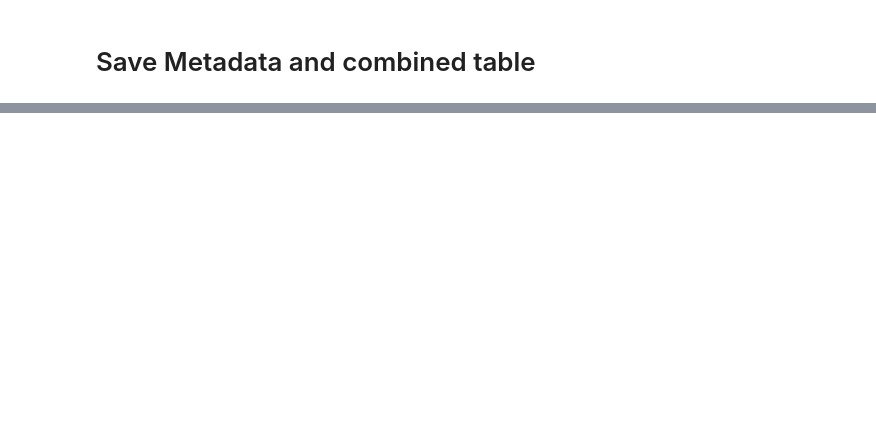
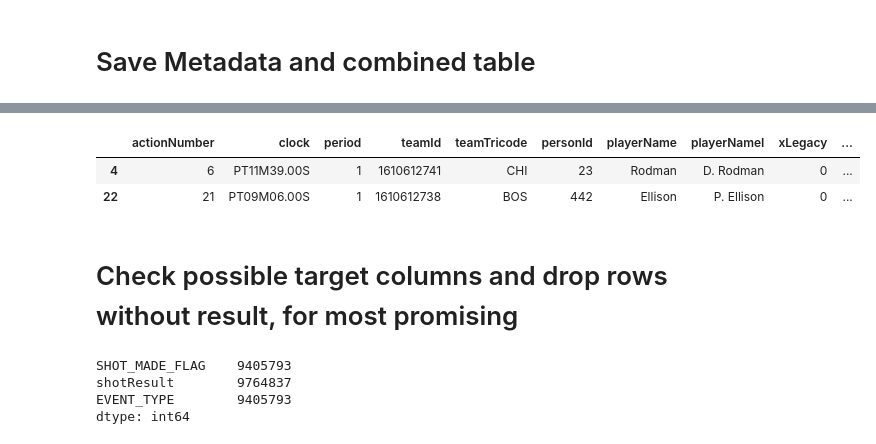
Before and after one commit to ds-training-nba/nba_shot_predictions, a Jupyter notebook: scripts/merge_shotsdataset.ipynb, the cells around one changed output, grey strips where cells are left out. Saved outputs shown, nothing was run; the diff lists cells and outputs as text; code cells hidden in the pictures; blank space fills up the shorter version.

```diff
--- a/scripts/merge_shotsdataset.ipynb
+++ b/scripts/merge_shotsdataset.ipynb
@@ -121,0 +202,57 @@ df_merged.to_parquet(Path(output_dir) / "merged_dataset.parquet", index=False)
+# %%
+# Position related fields
+df_merged.loc[idx_freethrows, ['LOC_X']] = 0
+df_merged.loc[idx_freethrows, ['yLegacy', 'LOC_Y', 'shotDistance', 'SHOT_DISTANCE']] = 15 # free throws at 15 ft from the basket
+
+# Meta info (id ...)
+df_merged.loc[idx_freethrows, ['GAME_ID_x']] = df_merged.loc[idx_freethrows, 'gameId']
+df_merged.loc[idx_freethrows, ['GAME_EVENT_ID']] = df_merged.loc[idx_freethrows, 'actionNumber']
+df_merged.loc[idx_freethrows, ['PLAYER_ID']] = df_merged.loc[idx_freethrows, 'personId']
+df_merged.loc[idx_freethrows, ['PLAYER_NAME']] = df_merged.loc[idx_freethrows, 'PLAYER1_NAME']
+df_merged.loc[idx_freethrows, ['TEAM_ID']] = df_merged.loc[idx_freethrows, 'teamId']
+df_merged.loc[idx_freethrows, ['TEAM_NAME']] = df_merged.loc[idx_freethrows, 'PLAYER1_TEAM_CITY'] + ' ' + df_merged.loc[idx_freethrows, 'PLAYER1_TEAM_NICKNAME']
+df_merged.loc[idx_freethrows, ['PERIOD_x']] = df_merged.loc[idx_freethrows, 'period']
+
+#df_merged.loc[idx_freethrows, ['MINUTES_REMAINING', 'SECONDS_REMAINING']] = df_merged['PCTIMESTRING'].str.split(':', expand=True).astype(int)
+split_cols = df_merged.loc[idx_freethrows, 'PCTIMESTRING'].str.split(':', expand=True)
+df_merged.loc[idx_freethrows, ['MINUTES_REMAINING', 'SECONDS_REMAINING']] = (split_cols.apply(pd.to_numeric, downcast='integer'))
+
+df_merged.loc[idx_freethrows, ['ACTION_TYPE']] = 'Free Throw'
+df_merged.loc[idx_freethrows, ['SHOT_TYPE']] = '1PT Free Throw'
+
+df_merged.loc[idx_freethrows, ['SHOT_ZONE_BASIC']] = 'Mid-Range'
+df_merged.loc[idx_freethrows, ['SHOT_ZONE_AREA']] = 'Center(C)'
+df_merged.loc[idx_freethrows, ['SHOT_ZONE_RANGE']] =  '8-16 ft.'
+df_merged.loc[idx_freethrows, ['SHOT_ATTEMPTED_FLAG']] = 1
+
+#df_merged.loc[idx_freethrows, ['GAME_DATE']] = --> No Game Date availble!
+
+# HTM and VTM cannot not easily be derived
+#df_merged.loc[idx_freethrows, ['HTM']] =
+#df_merged.loc[idx_freethrows, ['VTM']] =
+
+# Result dependent columns
+# for hits
+df_merged.loc[idx_freethrows_hit, ['shotResult']] = 'Made'
+df_merged.loc[idx_freethrows_hit, ['EVENT_TYPE']] = 'Made Shot'
+df_merged.loc[idx_freethrows_hit, ['SHOT_MADE_FLAG']] = 1
+
+# for misses
+df_merged.loc[idx_freethrows_missed, ['shotResult']] = 'Missed'
+df_merged.loc[idx_freethrows_missed, ['EVENT_TYPE']] = 'Missed Shot'
+df_merged.loc[idx_freethrows_missed, ['SHOT_MADE_FLAG']] = 0
+# %%
+df_merged.loc[idx_freethrows].head(2)
+# %% [output]
+|  | actionNumber | clock | period | teamId | teamTricode | personId | playerName | playerNameI | xLegacy | ... |
+| 4 | 6 | PT11M39.00S | 1 | 1610612741 | CHI | 23 | Rodman | D. Rodman | 0 | ... |
+| 22 | 21 | PT09M06.00S | 1 | 1610612738 | BOS | 442 | Ellison | P. Ellison | 0 | ... |
+# %% [markdown]
+# Check possible target columns and drop rows without result, for most promising
+# %%
+df_merged[['SHOT_MADE_FLAG', 'shotResult', 'EVENT_TYPE']].isna().sum()
+# %% [output]
+SHOT_MADE_FLAG    9405793
+shotResult        9764837
+EVENT_TYPE        9405793
+dtype: int64
```
Also changed, not shown: parts of 31 cells of this notebook.
